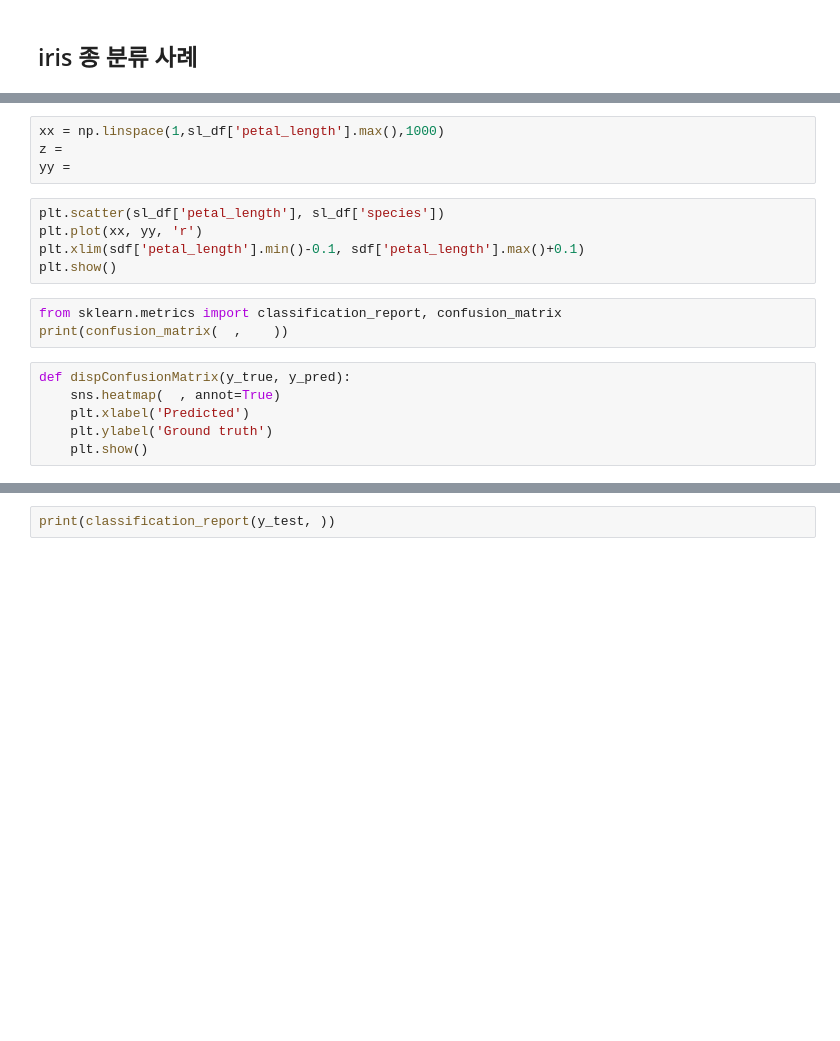
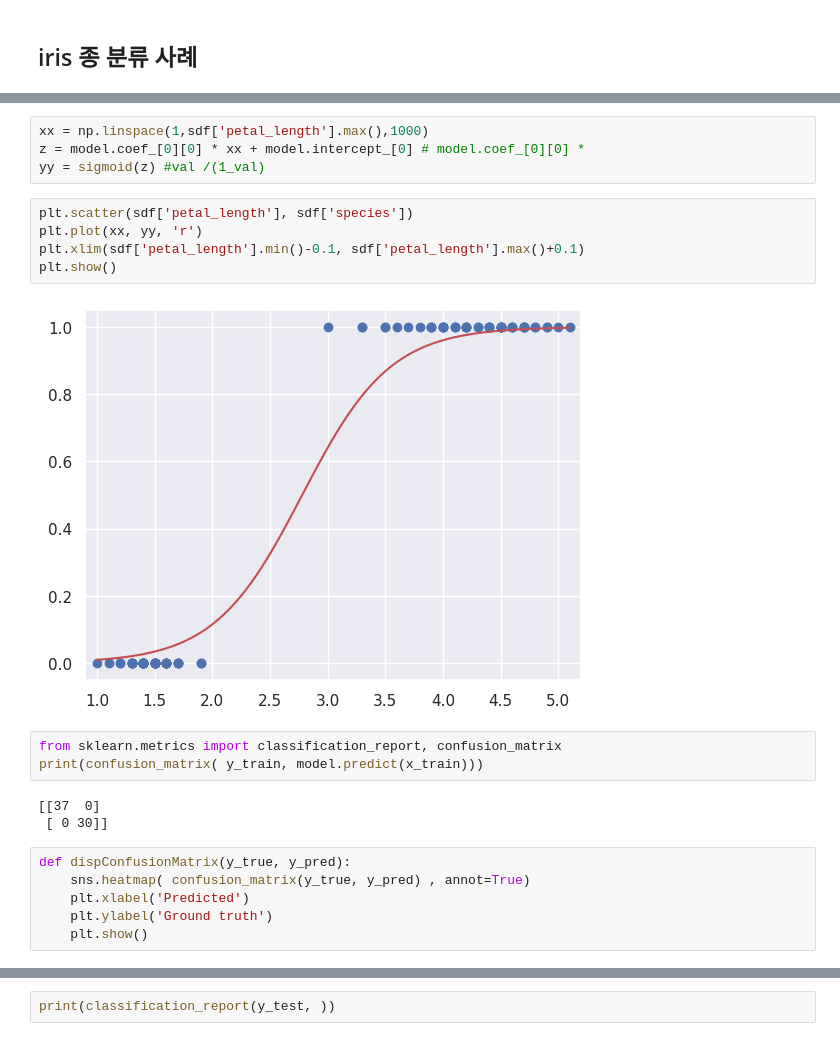
Before and after one commit to gymnopedy01/ictis-2023-ai, a Jupyter notebook: 다운로드/배포_ML_회귀.ipynb, the cells around one changed output, grey strips where cells are left out. Saved outputs shown, nothing was run; the diff lists cells and outputs as text; blank space fills up the shorter version.

```diff
--- a/다운로드/배포_ML_회귀.ipynb
+++ b/다운로드/배포_ML_회귀.ipynb
@@ -601,18 +638,23 @@ def sigmoid(z):
 # %%
-xx = np.linspace(1,sl_df['petal_length'].max(),1000)
-z =
-yy =
+xx = np.linspace(1,sdf['petal_length'].max(),1000)
+z = model.coef_[0][0] * xx + model.intercept_[0] # model.coef_[0][0] *
+yy = sigmoid(z) #val /(1_val)
 # %%
-plt.scatter(sl_df['petal_length'], sl_df['species'])
+plt.scatter(sdf['petal_length'], sdf['species'])
 plt.plot(xx, yy, 'r')
 plt.xlim(sdf['petal_length'].min()-0.1, sdf['petal_length'].max()+0.1)
 plt.show()
+# %% [output]
+[figure, added]
 # %%
 from sklearn.metrics import classification_report, confusion_matrix
-print(confusion_matrix(  ,    ))
+print(confusion_matrix( y_train, model.predict(x_train)))
+# %% [output]
+[[37  0]
+ [ 0 30]]
 # %%
 def dispConfusionMatrix(y_true, y_pred):
-    sns.heatmap(  , annot=True)
+    sns.heatmap( confusion_matrix(y_true, y_pred) , annot=True)
     plt.xlabel('Predicted')
     plt.ylabel('Ground truth')
     plt.show()
```
Also changed, not shown: parts of 14 cells of this notebook.
